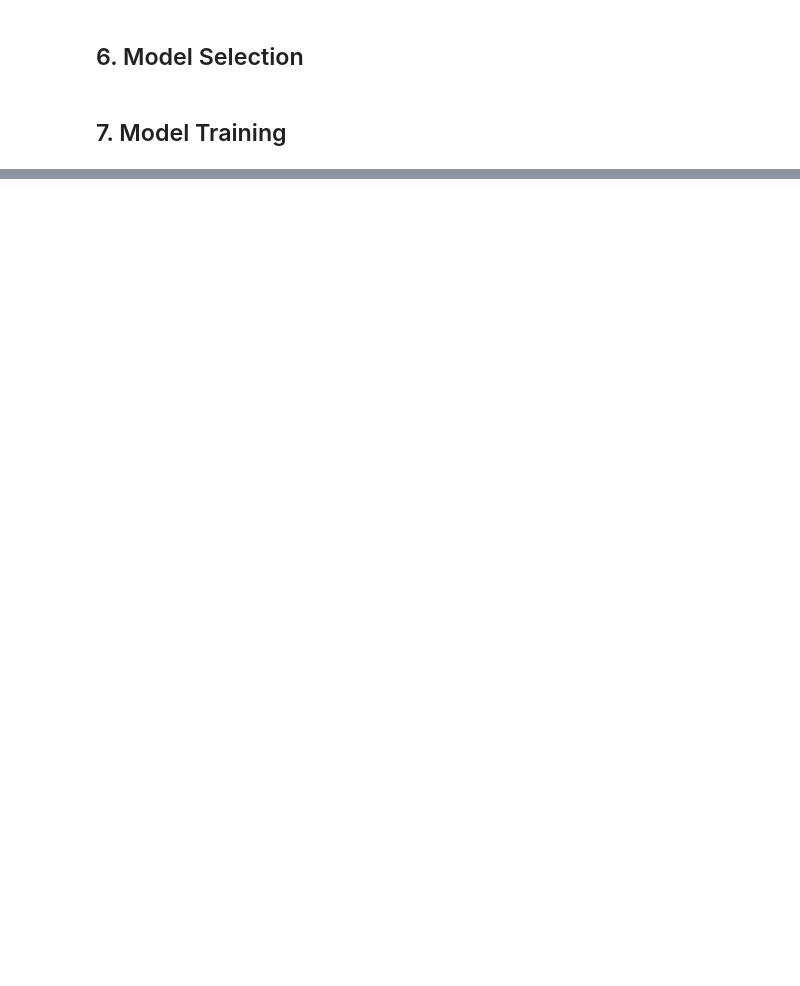
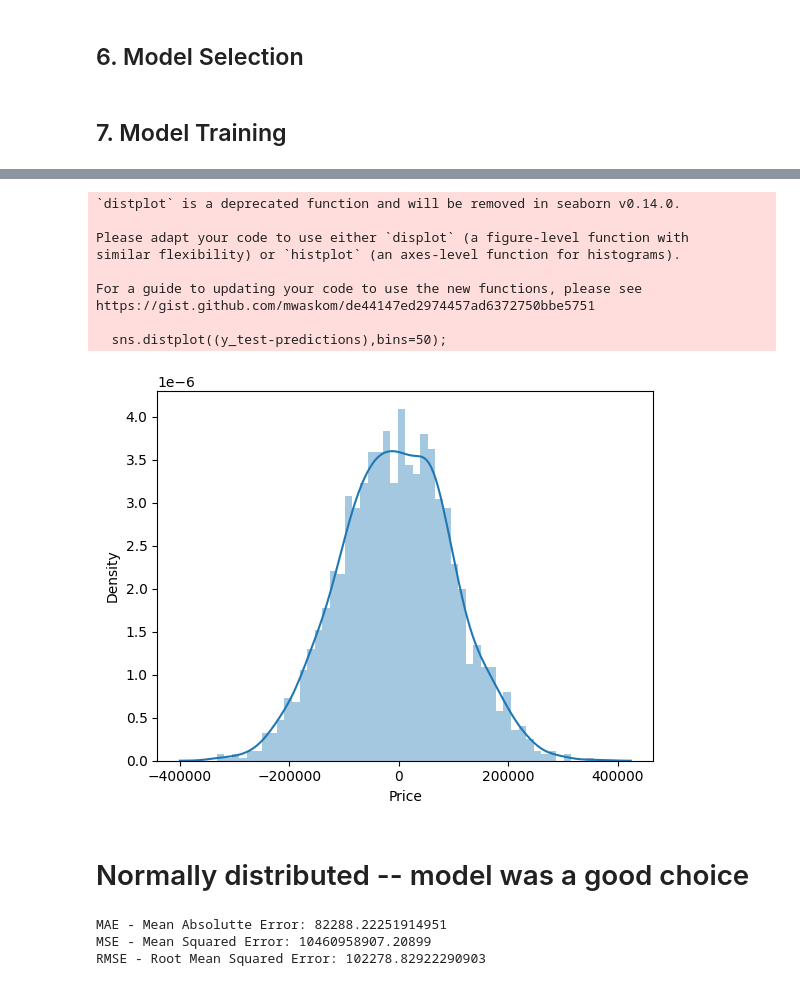
Before and after one commit to lucieprazakova/python, a Jupyter notebook: Machine_Learning/linear_regression-Housing_excercise.ipynb, the cells around one changed output, grey strips where cells are left out. Saved outputs shown, nothing was run; the diff lists cells and outputs as text; code cells hidden in the pictures; blank space fills up the shorter version.

```diff
--- a/Machine_Learning/linear_regression-Housing_excercise.ipynb
+++ b/Machine_Learning/linear_regression-Housing_excercise.ipynb
@@ -151,0 +194,16 @@ AttributeError: 'LinearRegression' object has no attribute 'intercept_'
+# %%
+# Residual Histogram
+sns.distplot((y_test-predictions),bins=50);
+# %% [output]
+`distplot` is a deprecated function and will be removed in seaborn v0.14.0.
+
+Please adapt your code to use either `displot` (a figure-level function with
+similar flexibility) or `histplot` (an axes-level function for histograms).
+
+For a guide to updating your code to use the new functions, please see
+https://gist.github.com/mwaskom/de44147ed2974457ad6372750bbe5751
+
+  sns.distplot((y_test-predictions),bins=50);
+[figure, added]
+# %% [markdown]
+# Normally distributed -- model was a good choice
@@ -151,0 +212,8 @@ AttributeError: 'LinearRegression' object has no attribute 'intercept_'
+# %%
+print('MAE - Mean Absolutte Error:', metrics.mean_absolute_error(y_test, predictions))
+print('MSE - Mean Squared Error:', metrics.mean_squared_error(y_test, predictions))
+print('RMSE - Root Mean Squared Error:', np.sqrt(metrics.mean_squared_error(y_test, predictions)))
+# %% [output]
+MAE - Mean Absolutte Error: 82288.22251914951
+MSE - Mean Squared Error: 10460958907.20899
+RMSE - Root Mean Squared Error: 102278.82922290903
```
Also changed, not shown: parts of 14 cells of this notebook.
